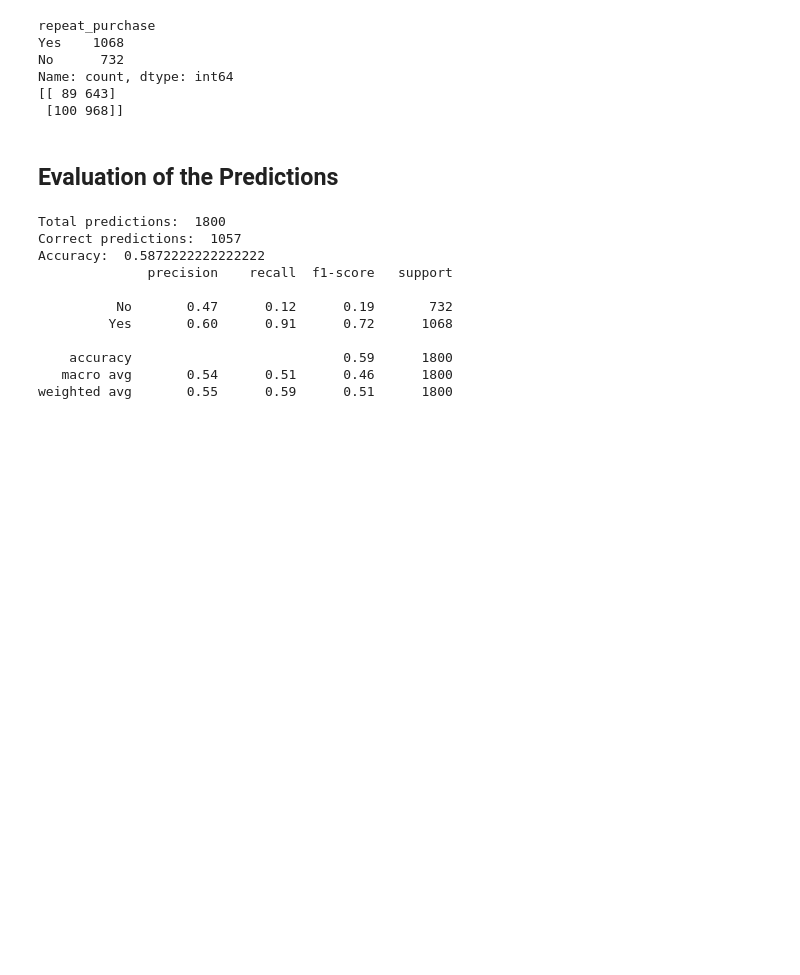
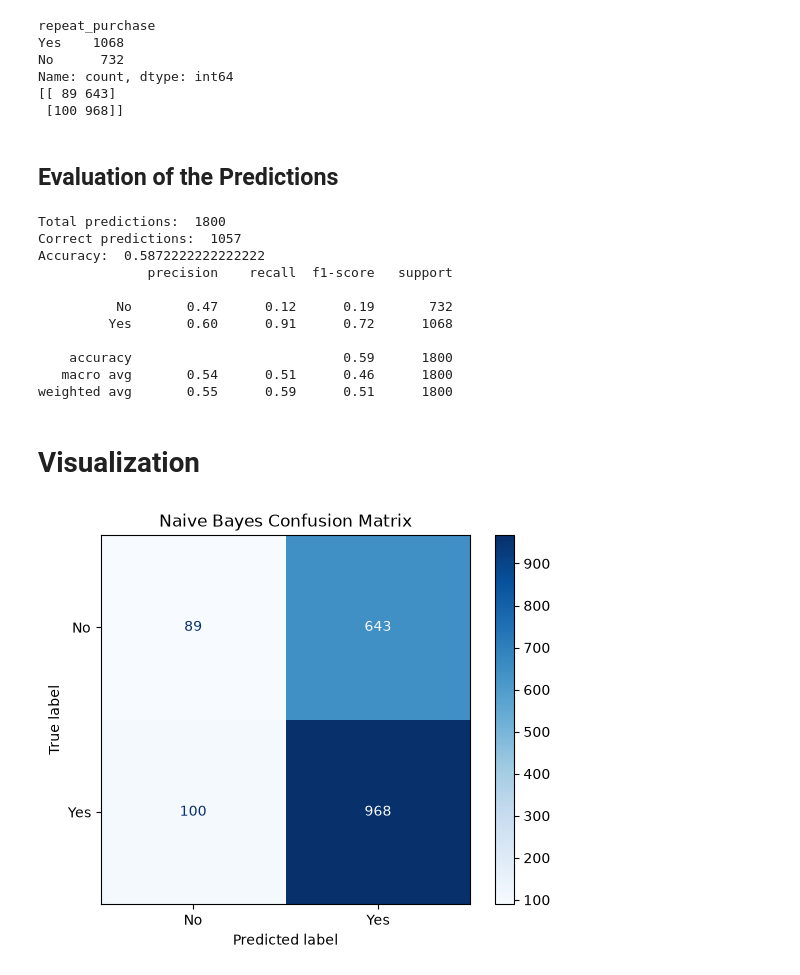
Before and after one commit to EdelMSena/Supermarket-Behaviors-, a Jupyter notebook: notebooks/naive_bayes.ipynb, the cells around one changed output. Saved outputs shown, nothing was run; the diff lists cells and outputs as text; code cells hidden in the pictures; blank space fills up the shorter version.

Commit message:
final commit. adjusted decision tree and naive bayes for accuracy

```diff
--- a/notebooks/naive_bayes.ipynb
+++ b/notebooks/naive_bayes.ipynb
@@ -58,6 +62,9 @@ Series([], dtype: int64)
 # %% [markdown]
 ## Modeling Validation
 # %%
+
+
+
 best_a, accuracy = 0, 0
 for a in [0.1, 0.2, 0.3, 0.4, 0.5]:
     val_model = MultinomialNB(alpha=a) #better for searching probabilites in nonnegative inputs
@@ -67,6 +74,18 @@ for a in [0.1, 0.2, 0.3, 0.4, 0.5]:
         best_a, accuracy = a, current_accuracy
 print("Best alpha:", best_a)
 print("Best accuracy:", accuracy)
+
+nb_model = MultinomialNB(alpha=best_a)
+nb_model.fit(x_train, y_train)
+probabilities = nb_model.predict_proba(x_val)
+yes_index = list(nb_model.classes_).index("Yes")
+
+thresholds = [0.40, 0.50, 0.60, 0.70, 0.80]
+for threshold in thresholds:
+    model_predictions = np.where(probabilities[:, yes_index] >= threshold, "Yes", "No")
+    print(f"Threshold: {threshold}")
+    print(confusion_matrix(y_val, model_predictions, labels=['No', 'Yes']))
+    print()
 # %% [output]
 Best alpha: 0.1
 Best accuracy: 0.5894444444444444
@@ -106,3 +143,15 @@ Accuracy:  0.5872222222222222
     accuracy                           0.59      1800
    macro avg       0.54      0.51      0.46      1800
 weighted avg       0.55      0.59      0.51      1800
+# %% [markdown]
+# Visualization
+# %%
+modelPrediction= model.predict(x_test)
+
+cm = confusion_matrix(y_test, modelPrediction, labels=['No', 'Yes'])
+display = ConfusionMatrixDisplay(confusion_matrix=cm, display_labels=['No', 'Yes'])
+display.plot(cmap = 'Blues', values_format='d')
+plt.title("Naive Bayes Confusion Matrix")
+plt.show()
+# %% [output]
+[figure, added]
```
Also changed, not shown: parts of 4 cells of this notebook, 1 other file.
